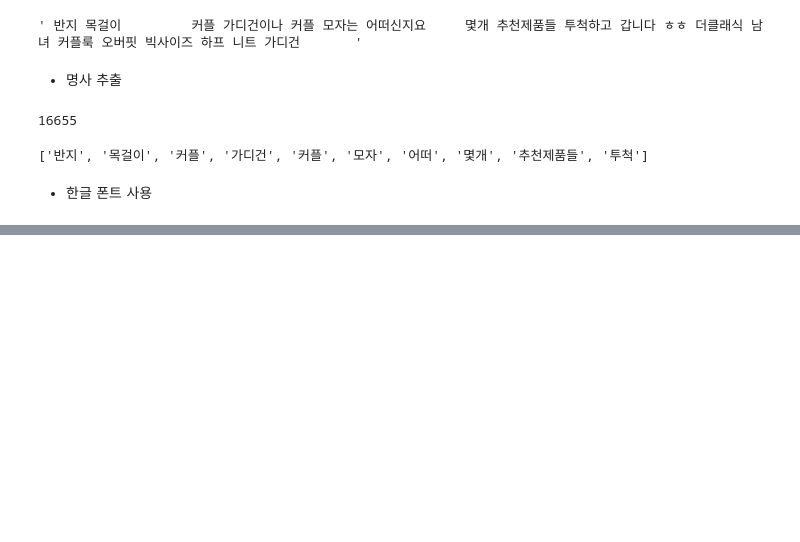
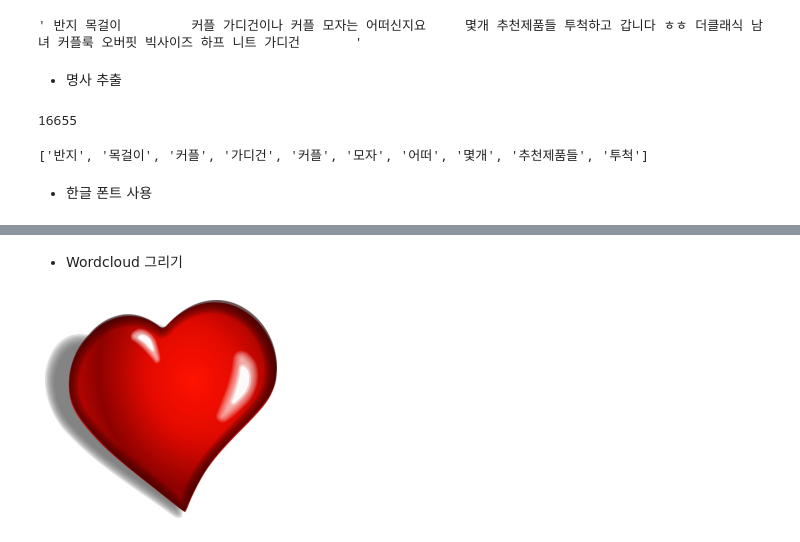
Before and after one commit to ckiekim/MachineLearning-2021-12, a Jupyter notebook: 06.Text분석/22.워드클라우드.ipynb, the cells around one changed output, grey strips where cells are left out. Drawn from its saved outputs; the diff is of its cells as text; code cells hidden in the pictures; blank space fills up the shorter version.

```diff
--- a/06.Text분석/22.워드클라우드.ipynb
+++ b/06.Text분석/22.워드클라우드.ipynb
@@ -61,0 +57,2 @@ gift_list = gl
+# %% [markdown]
+- Wordcloud 그리기
@@ -61,0 +63,7 @@ gift_list = gl
+# %%
+image = Image.open('data/heart.jpg')
+plt.imshow(image)
+plt.axis('off')
+plt.show()
+# %% [output]
+[figure, added]
```
Also changed, not shown: parts of 12 cells of this notebook.
